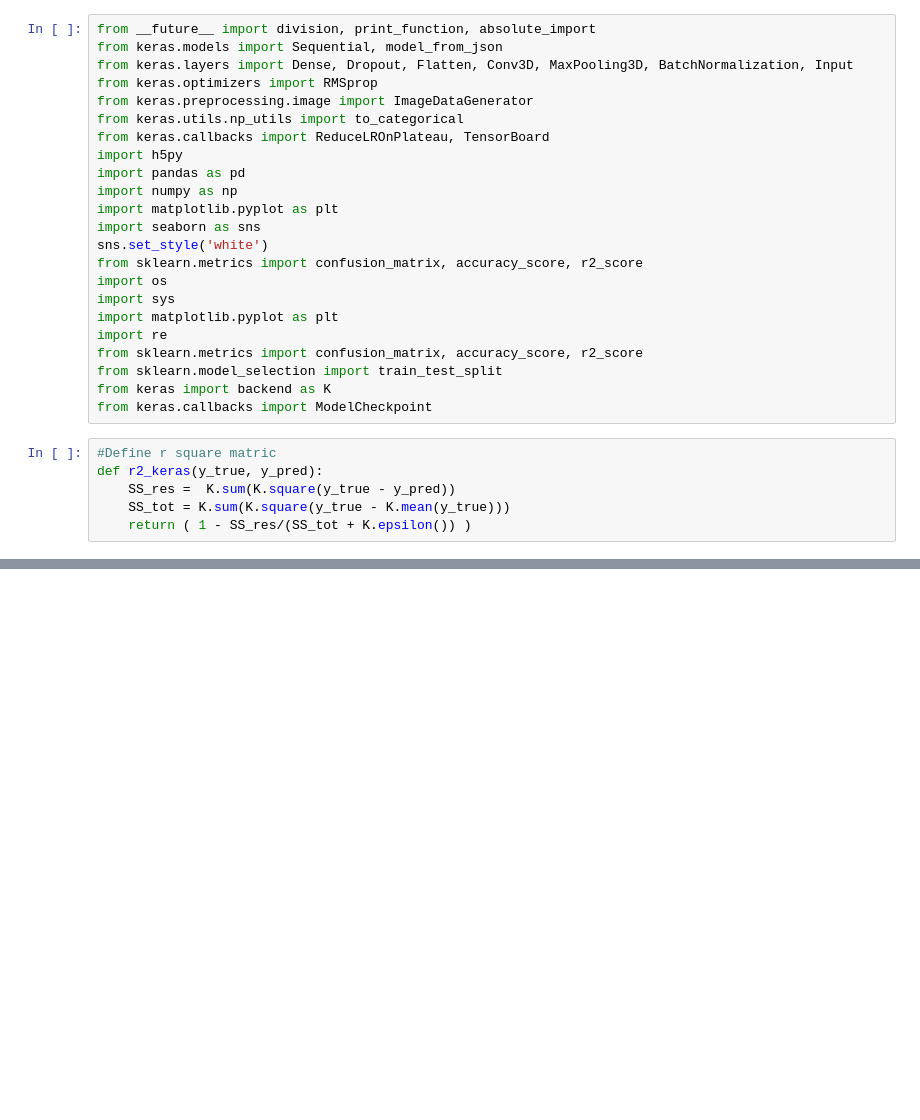
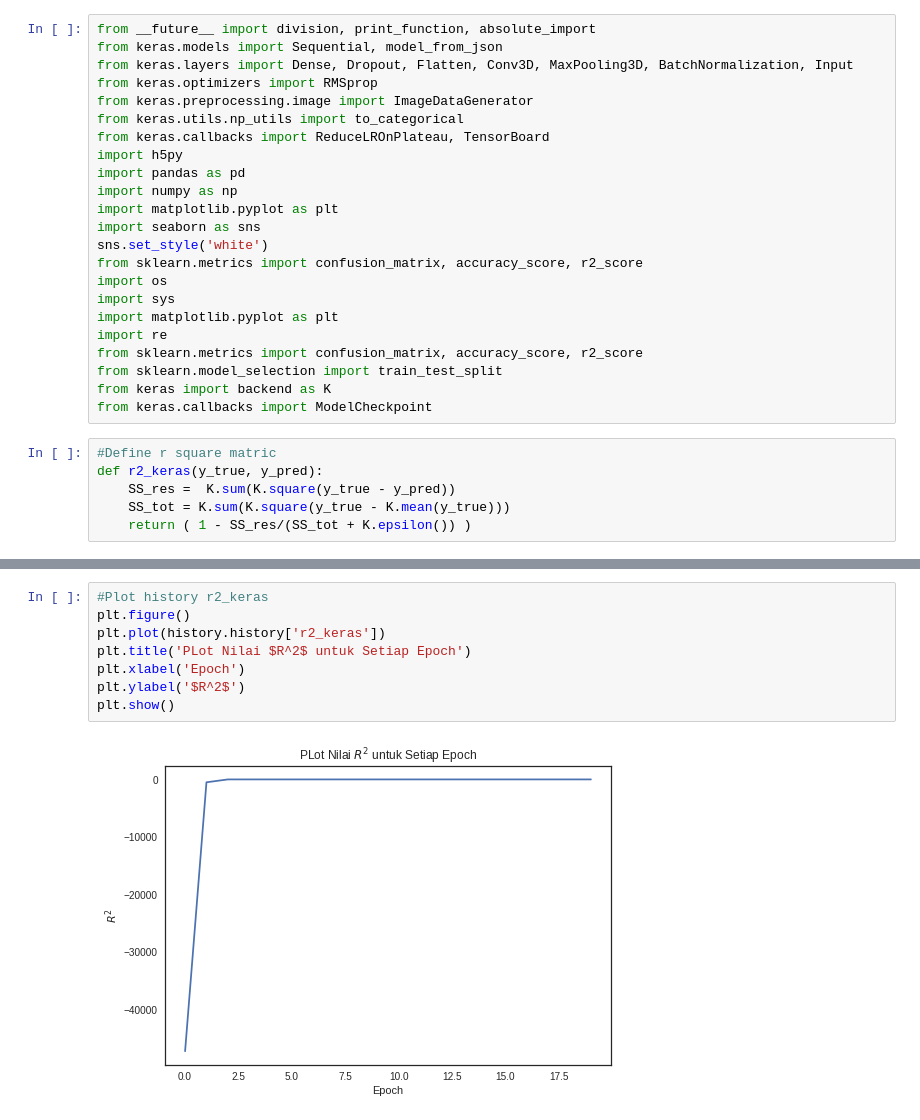
Before and after one commit to fajarwr/CNN_3D_Permaebility, a Jupyter notebook: CNN_3D_Permeability.ipynb, the cells around one changed output, grey strips where cells are left out. Saved outputs shown, nothing was run; the diff lists cells and outputs as text; blank space fills up the shorter version.

```diff
--- a/CNN_3D_Permeability.ipynb
+++ b/CNN_3D_Permeability.ipynb
@@ -53,0 +257,10 @@ gdrive  sample_data
+# %%
+#Plot history r2_keras
+plt.figure()
+plt.plot(history.history['r2_keras'])
+plt.title('PLot Nilai $R^2$ untuk Setiap Epoch')
+plt.xlabel('Epoch')
+plt.ylabel('$R^2$')
+plt.show()
+# %% [output]
+[figure, added]
```
Also changed, not shown: parts of 27 cells of this notebook.
